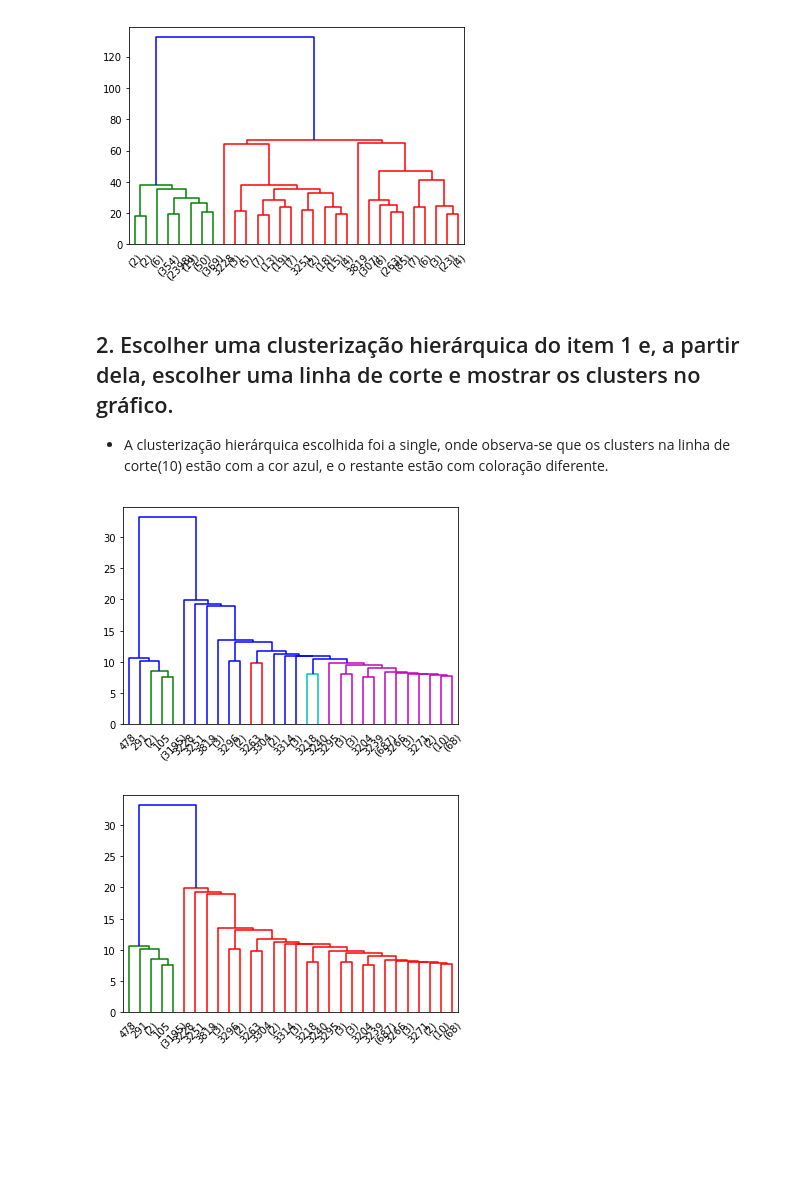
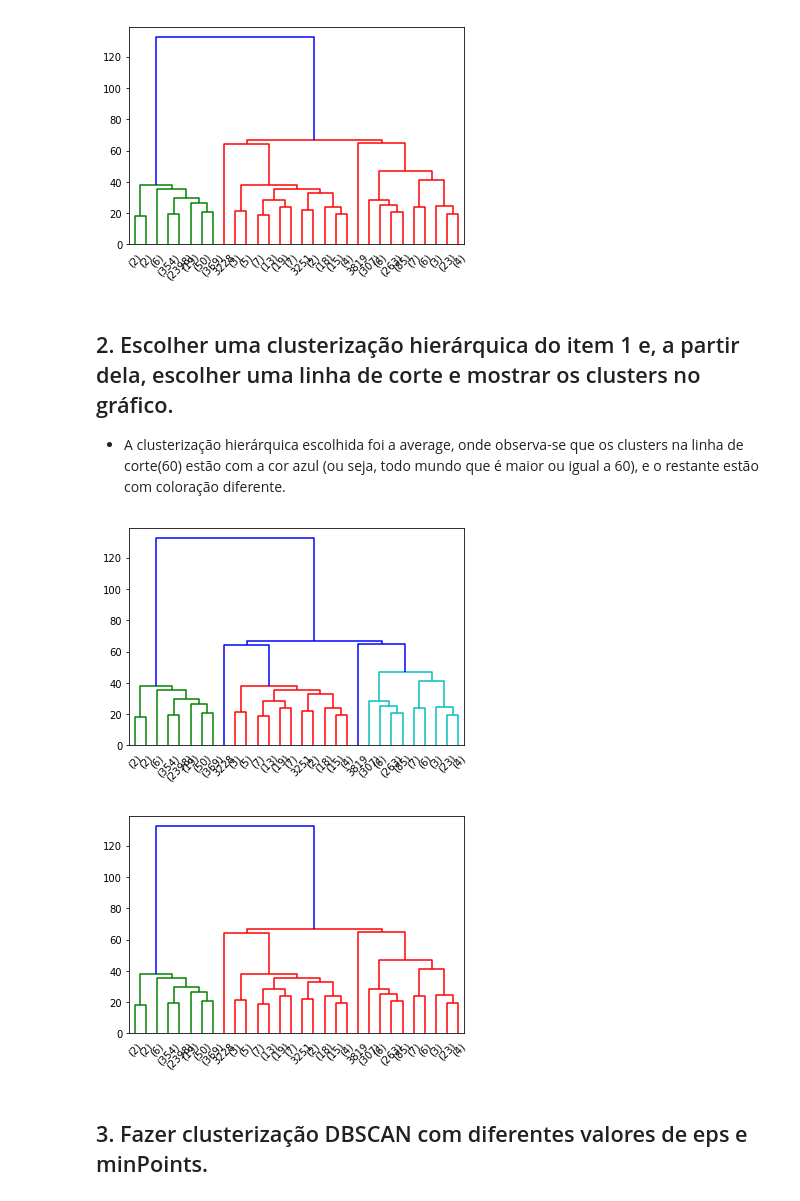
Before and after one commit to Eudalio/Aprendizado-de-Maquina, a Jupyter notebook: Exercicio_13/Lista 13.ipynb, the cells around one changed output. Cells and saved outputs as stored; diff of their text form; code cells hidden in the pictures; blank space fills up the shorter version.

```diff
--- a/Exercicio_13/Lista 13.ipynb
+++ b/Exercicio_13/Lista 13.ipynb
@@ -108,16 +108,18 @@ plt.show()
 [figure]
 # %% [markdown]
 ## 2. Escolher uma clusterização hierárquica do item 1 e, a partir dela, escolher uma linha de corte e mostrar os clusters no gráfico.
- - A clusterização hierárquica escolhida foi a single, onde observa-se que os clusters na linha de corte(10) estão com a cor azul, e o restante estão com coloração diferente.
+ - A clusterização hierárquica escolhida foi a average, onde observa-se que os clusters na linha de corte(60) estão com a cor azul (ou seja, todo mundo que é maior ou igual a 60), e o restante estão com coloração diferente.
 # %%
-# Plotando o dendograma com um corte na linha 10
-dendrogram(hc_single, truncate_mode='lastp', color_threshold=10)
+# Plotando o dendograma com um corte na linha 60
+dendrogram(hc_average, truncate_mode='lastp', color_threshold=60)
 plt.show()
 # %% [output]
-[figure, old version]
+[figure, new version]
 # %%
 # Plotando o dendograma original usando o single
-dendrogram(hc_single, truncate_mode='lastp')
+dendrogram(hc_average, truncate_mode='lastp')
 plt.show()
 # %% [output]
-[figure, old version]
+[figure, new version]
+# %% [markdown]
+## 3. Fazer clusterização DBSCAN com diferentes valores de eps e minPoints.
```
